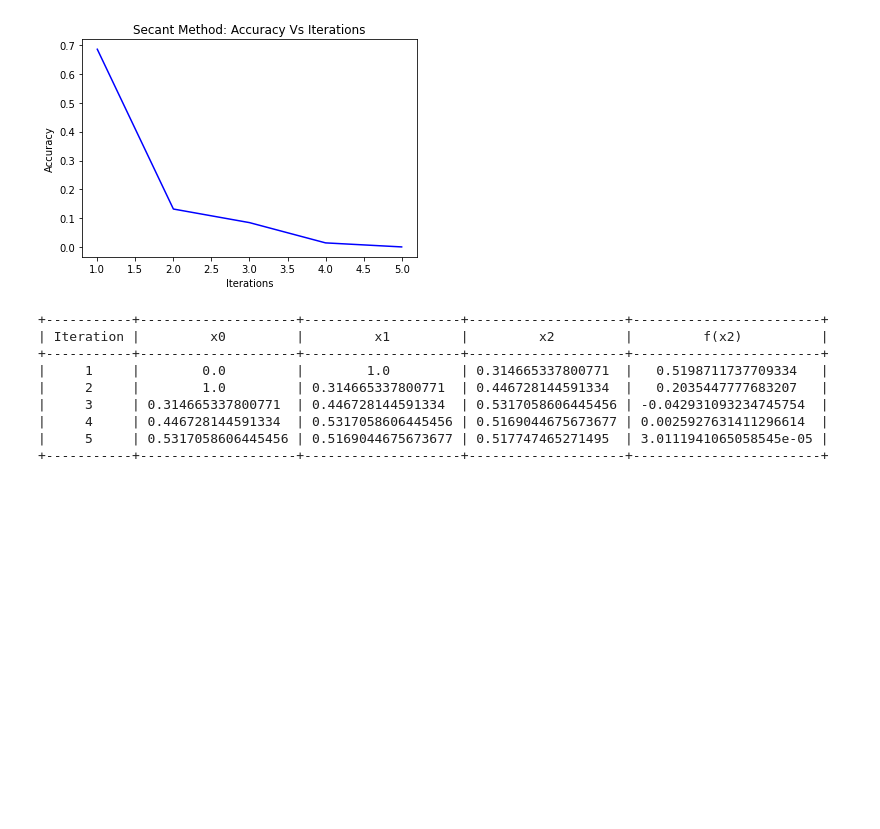
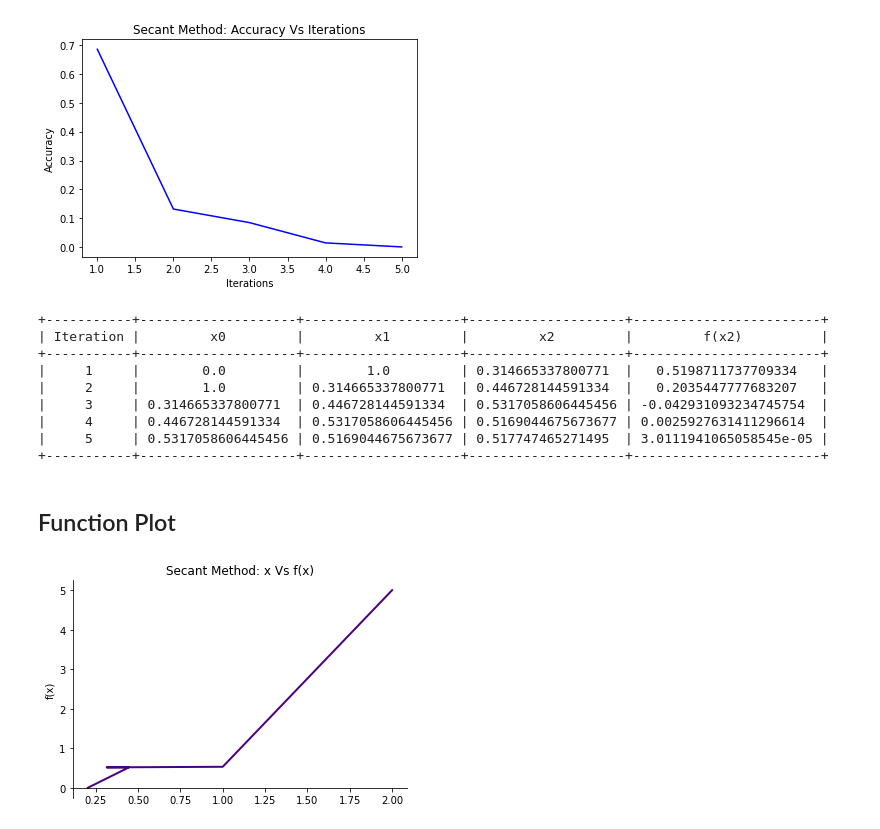
Before and after one commit to deshabhakt/Sem-II, a Jupyter notebook: NumericalMethods/NM-Programs/Module-1-SolvingNonLinearEquations/Module-1-ipynbs/3-SecantMethod.ipynb, the cells around one changed output. Saved outputs shown, nothing was run; the diff lists cells and outputs as text; code cells hidden in the pictures; blank space fills up the shorter version.

```diff
--- a/NumericalMethods/NM-Programs/Module-1-SolvingNonLinearEquations/Module-1-ipynbs/3-SecantMethod.ipynb
+++ b/NumericalMethods/NM-Programs/Module-1-SolvingNonLinearEquations/Module-1-ipynbs/3-SecantMethod.ipynb
@@ -15,7 +15,7 @@ def SecantMethod(f, a, b, e, N=MaxIterations):
 
     print('\n\n*** SECANT METHOD IMPLEMENTATION ***')
 
-    data =[]            # list for storing data to plot table
+    data =[]            # list for storing data to plot table and function plot
     accuracy = []       # list for storing data to plot graph
 
     step = 1
@@ -34,7 +34,7 @@ def SecantMethod(f, a, b, e, N=MaxIterations):
 
         print(f'Iteration-{step:3}, a = {x0:.6f}   b ={x1:.6f}  c = {x2:.6f}  f(x2) = {f(x2):.6f}')
 
-        # Adding data in data list which was created for plotting table
+        # Adding data in data list which was created for plotting table and function plot
         data.append([step,x0,x1,x2,f(x2)])
 
         if(accuracyReached<e):
@@ -55,7 +55,7 @@ def SecantMethod(f, a, b, e, N=MaxIterations):
 
     if(step > N):
         print('\nNot Convergent.')
-    return accuracy,table
+    return accuracy,table,data
 # %%
 # Defining Function
 def f(x):
@@ -68,7 +68,7 @@ x1 = 1.0
 
 e = 0.001
 # %%
-s_acc,Secant_table = SecantMethod(f,x0,x1,e)
+s_acc,Secant_table,s_data = SecantMethod(f,x0,x1,e)
 # %% [output]
 *** SECANT METHOD IMPLEMENTATION ***
 Iteration-  1, a = 0.000000   b =1.000000  c = 0.314665  f(x2) = 0.519871
@@ -105,3 +105,30 @@ print(Secant_table)
 |     4     | 0.446728144591334  | 0.5317058606445456 | 0.5169044675673677 | 0.0025927631411296614  |
 |     5     | 0.5317058606445456 | 0.5169044675673677 | 0.517747465271495  | 3.0111941065058545e-05 |
 +-----------+--------------------+--------------------+--------------------+------------------------+
+# %% [markdown]
+## Function Plot
+# %%
+fig = plt.figure()
+ax = fig.add_subplot(1, 1, 1)
+
+# Move left y-axis and bottim x-axis to centre, passing through (0,0)
+# ax.spines['left'].set_position('center')  # To move y-axis to center
+ax.spines['bottom'].set_position(('data',0))    # To move x-axis to center
+
+# Eliminate upper and right axes
+ax.spines['right'].set_color('none')
+ax.spines['top'].set_color('none')
+
+# Show ticks in the left and lower axes only
+ax.xaxis.set_ticks_position('bottom')
+ax.yaxis.set_ticks_position('left')
+
+plt.title("Secant Method: x Vs f(x)")
+plt.ylabel("f(x)")
+
+# plt.plot(s_a,s_fa,color='indigo',linewidth=2)
+# plt.plot(s_b,s_fb,color='indigo',linewidth=2)
+plt.plot(s_data[:][1],s_data[:][-1],color='indigo',linewidth=2)
+plt.show()
+# %% [output]
+[figure, added]
```
Also changed, not shown: 19 other files.
